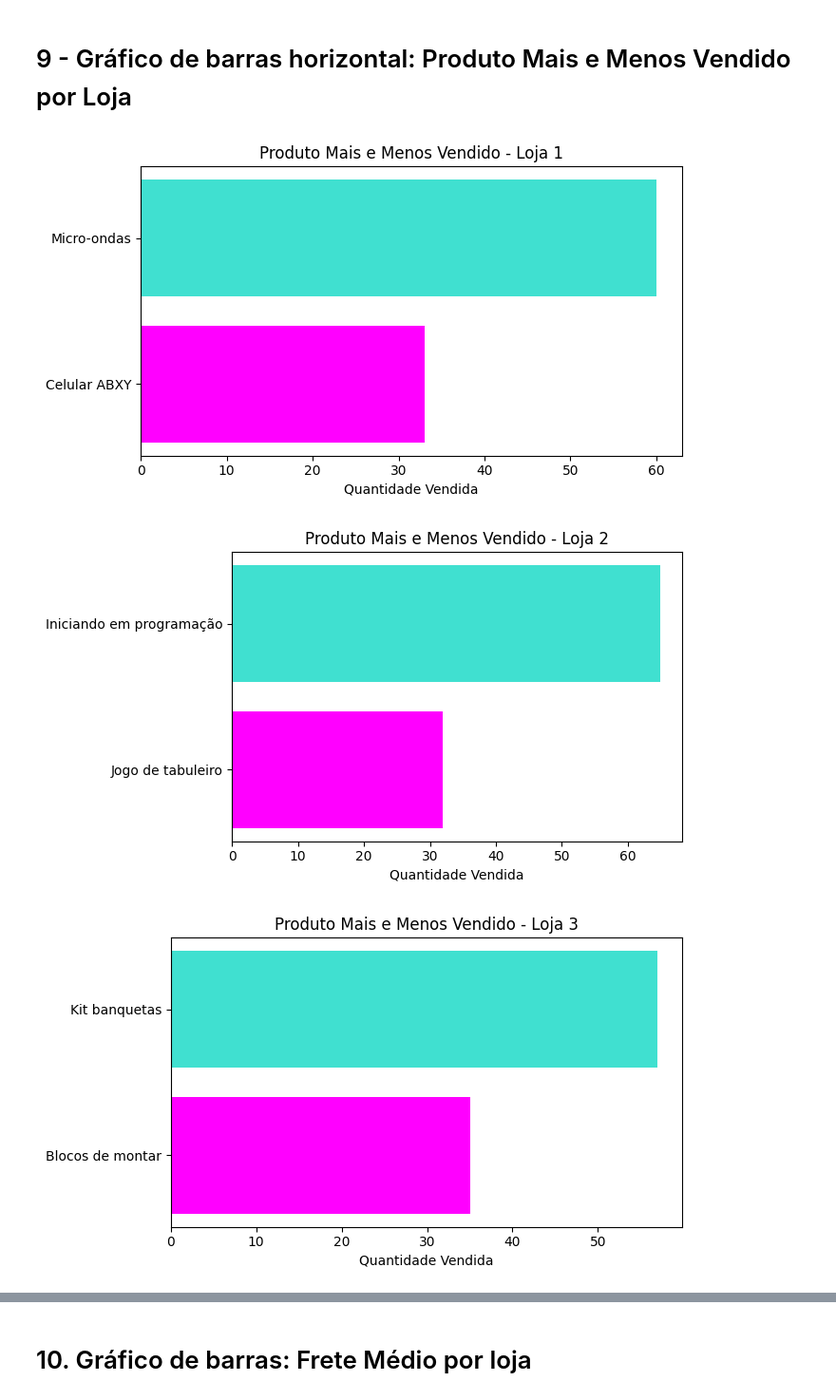
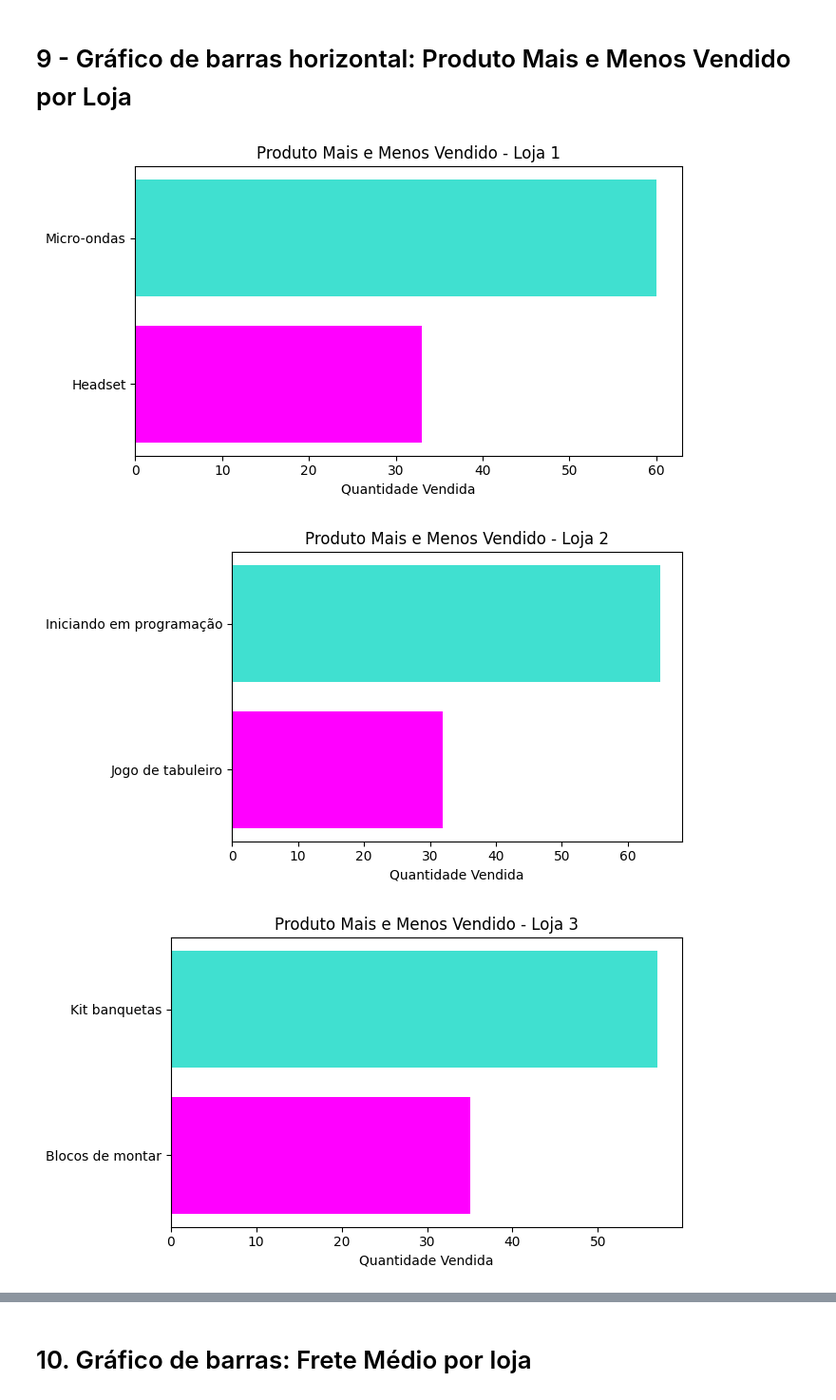
Before and after one commit to vthamada/challenge-alura-store, a Jupyter notebook: AluraStoreBr.ipynb, the cells around one changed output, grey strips where cells are left out. Shown at 95% size. Cells and saved outputs as stored; diff of their text form; code cells hidden in the pictures.

```diff
--- a/AluraStoreBr.ipynb
+++ b/AluraStoreBr.ipynb
@@ -196,26 +196,26 @@ plt.show()
 # %%
 import matplotlib.pyplot as plt
 
 lojas = [loja, loja2, loja3, loja4]
 nomes_lojas = ['Loja 1', 'Loja 2', 'Loja 3', 'Loja 4']
 
 for i in range(len(lojas)):
     produtos = lojas[i]['Produto'].value_counts()
 
-    mais_vendido = produtos.head(1)
-    menos_vendido = produtos.tail(1)
+    mais_vendido = produtos.idxmax()
+    menos_vendido = produtos.idxmin()
 
-    nomes_produtos = [mais_vendido.index[0], menos_vendido.index[0]]
-    quantidades = [mais_vendido.values[0], menos_vendido.values[0]]
+    nomes_produtos = [mais_vendido, menos_vendido]
+    quantidades = [produtos[mais_vendido], produtos[menos_vendido]]
 
     plt.figure(figsize=(7, 4))
     plt.barh(nomes_produtos[::-1], quantidades[::-1], color=['magenta', 'turquoise'])
     plt.title(f'Produto Mais e Menos Vendido - {nomes_lojas[i]}')
     plt.xlabel('Quantidade Vendida')
     plt.tight_layout()
     plt.show()
 # %% [output]
-[figure, old version]
+[figure, new version]
 [figure]
 [figure]
 [figure]
```
Also changed, not shown: parts of 7 cells of this notebook.
